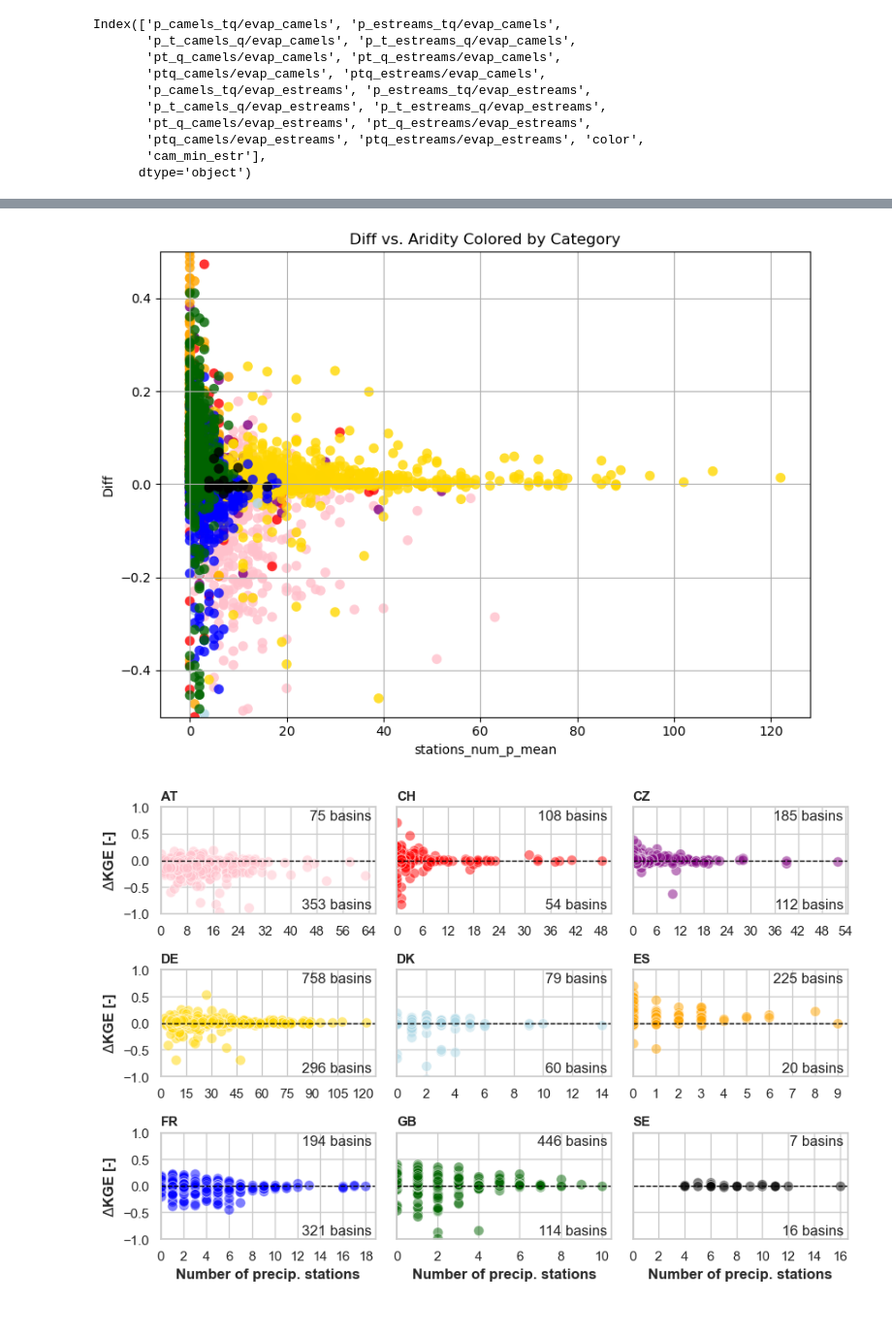
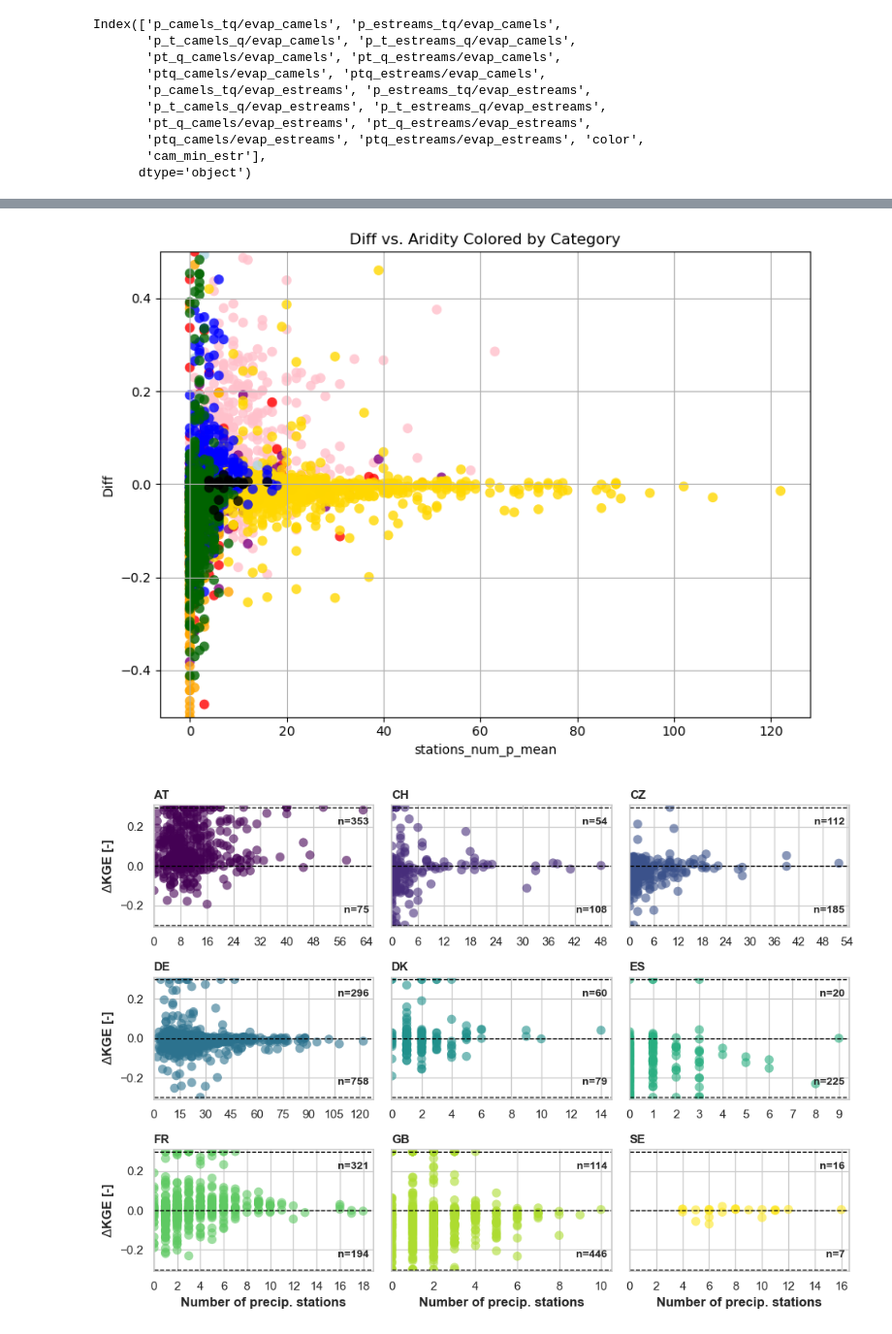
Before and after one commit to thiagovmdon/EOBS-quality, a Jupyter notebook: code/Paper_Quality_EOBS_d_exploring_results.ipynb, the cells around one changed output, grey strips where cells are left out. Shown at 97% size. Cells and saved outputs as stored; diff of their text form; code cells hidden in the pictures.

Commit message:
Some updates with new figures

```diff
--- a/code/Paper_Quality_EOBS_d_exploring_results.ipynb
+++ b/code/Paper_Quality_EOBS_d_exploring_results.ipynb
@@ -94,8 +94,8 @@ estreams_signatures
 estreams_meteodensity = pd.read_csv(path_estreams+'//attributes/static_attributes/estreams_meteorology_density.csv', encoding='utf-8')
 estreams_meteodensity.set_index("basin_id", inplace = True)
 
-# Here we select only these variables as representative:
-estreams_meteodensity = estreams_meteodensity[["stations_num_p_mean"]]
+## Here we select only these variables as representative:
+estreams_meteodensity = estreams_meteodensity[["stations_num_p_mean", "stations_num_t_mean"]]
 
 estreams_meteodensity.head()
 # %% [output]
@@ -365,5 +397,5 @@ world = gpd.read_file(r"C:\Users\nascimth\Documents\data\gis\world.shp")
 # %%
-network_basins["diff"] = network_basins['ptq_camels/evap_camels'] - network_basins['pt_q_camels/evap_estreams']
+network_basins["diff"] = network_basins['pt_q_camels/evap_estreams']-network_basins['ptq_camels/evap_camels']
 
 network_basins
 # %% [output]
@@ -502,42 +535,56 @@ plt.tight_layout()
 
 plt.show()
 # %% [output]
-[figure, old version]
+[figure, new version]
 # %%
 import matplotlib.pyplot as plt
 import matplotlib.ticker as mticker
 import seaborn as sns
+import matplotlib.cm as cm
+import matplotlib.colors as mcolors
+import numpy as np
 
 # Set Seaborn style
 sns.set(style="whitegrid", font_scale=1.0)
 
+df = network_basins.copy()
+
+# Clip values
+df["diff"] = df["diff"].clip(lower=-0.3, upper=0.3)
+
 # Get unique color groups
-groups = network_basins['color'].unique()
+groups = df['color'].unique()
 n_groups = len(groups)
 
 # Map each color to its corresponding gauge_country
-color_to_country = network_basins.drop_duplicates('color').set_index('color')['gauge_country'].to_dict()
+color_to_country = df.drop_duplicates('color').set_index('color')['gauge_country'].to_dict()
+
+# Generate professional color palette (Spectral is good for diverging data)
+cmap = cm.get_cmap("viridis", n_groups)
+new_colors = [mcolors.to_hex(cmap(i)) for i in range(n_groups)]
+group_to_color = dict(zip(groups, new_colors))
 
 # Set up subplot grid
 n_cols = 3
 n_rows = (n_groups + n_cols - 1) // n_cols
 
-fig, axes = plt.subplots(n_rows, n_cols, figsize=(9, 6), sharex=False, sharey=True)
+fig, axes = plt.subplots(n_rows, n_cols, figsize=(10, 7), sharex=False, sharey=True)
 axes = axes.flatten()
 
 for i, color in enumerate(groups):
-    group_df = network_basins[network_basins['color'] == color]
+    group_df = df[df['color'] == color]
     country = color_to_country[color]
+    plot_color = group_to_color[color]
 
     # Use seaborn scatterplot for consistency
     sns.scatterplot(
         ax=axes[i],
         x=group_df["stations_num_p_mean"],
         y=group_df["diff"],
-        color=color,
-        edgecolor='white',
+        color=plot_color,
+        edgecolor='none',
         s=70,
-        alpha=0.5
+        alpha=0.6
     )
 
     axes[i].set_title(f"{country}", fontsize=11, fontweight="bold", loc="left")
@@ -552,39 +599,41 @@ for i, color in enumerate(groups):
     else:
         axes[i].set_ylabel("")
 
-    axes[i].set_ylim(-1, 1)
+    axes[i].set_ylim(-0.31, 0.31)
     axes[i].set_xlim(left=0)
     axes[i].xaxis.set_major_locator(mticker.MaxNLocator(integer=True))
 
     axes[i].axhline(0, color='black', linestyle='--', linewidth=1)
+    axes[i].axhline(-0.3, color='black', linestyle='--', linewidth=1)
+    axes[i].axhline(0.3, color='black', linestyle='--', linewidth=1)
 
     # Annotate counts
     n_above = (group_df['diff'] > 0).sum()
     n_below = (group_df['diff'] < 0).sum()
 
     axes[i].text(
-        0.98, 0.98,
-        f"{n_above} basins",
+        0.98, 0.9,
+        f"n={n_above}",
         transform=axes[i].transAxes,
         ha="right", va="top",
-        fontsize=12
+        fontsize=10, fontweight="bold"
     )
 
     axes[i].text(
-        0.98, 0.02,
-        f"{n_below} basins",
+        0.98, 0.1,
+        f"n={n_below}",
         transform=axes[i].transAxes,
         ha="right", va="bottom",
-        fontsize=12
+        fontsize=10, fontweight="bold"
     )
 
-# Delete any unused axes
+# Delete unused axes
 for j in range(i + 1, len(axes)):
     fig.delaxes(axes[j])
 
 # Layout adjustments
 plt.tight_layout()
 plt.savefig("results/figs/kge_scatters.png", dpi=300, bbox_inches='tight')
 plt.show()
 # %% [output]
-[figure, old version]
+[figure, new version]
```
Also changed, not shown: parts of 41 cells of this notebook, 5 other files.
